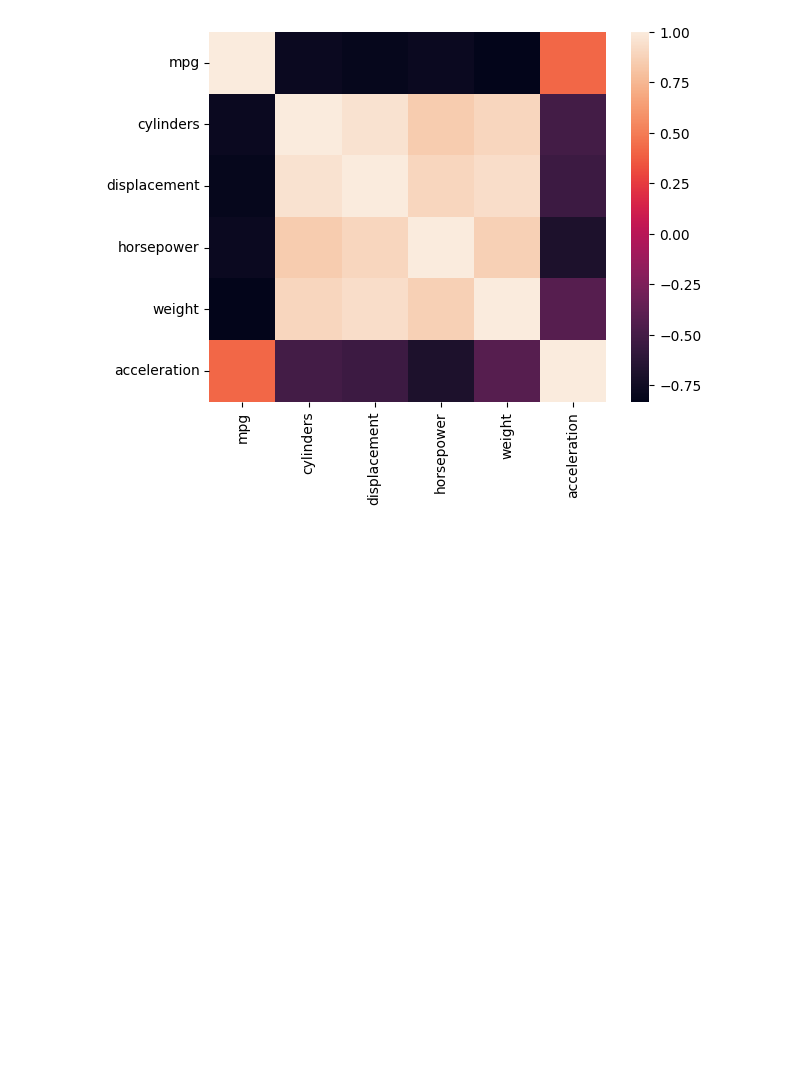
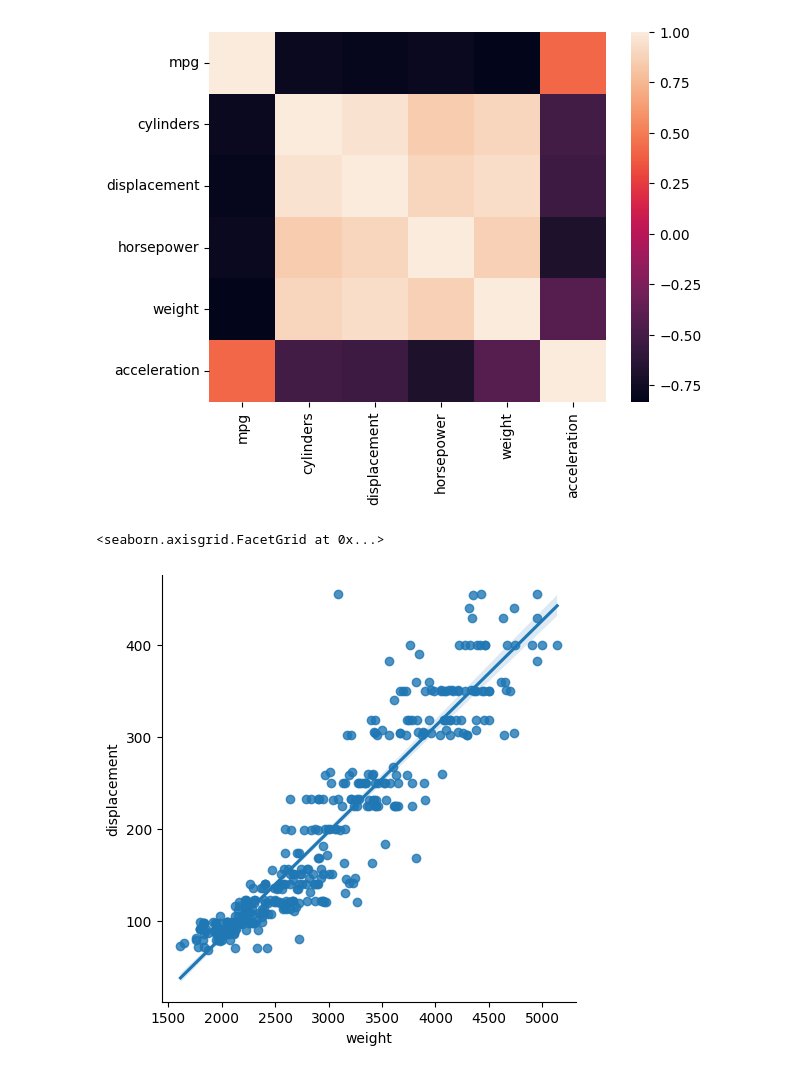
Before and after one commit to MaxRaineGit/statistik_git, a Jupyter notebook: Statistik.ipynb, the cells around one changed output. Cells and saved outputs as stored; diff of their text form; code cells hidden in the pictures; blank space fills up the shorter version.

```diff
--- a/Statistik.ipynb
+++ b/Statistik.ipynb
@@ -13,9 +13,9 @@ auto_mpg = pd.read_csv("./auto-mpg.csv")
 
 auto_mpg.replace("?", np.nan, inplace=True) # I auto-mpg.csv så betäcknas saknad data som ett "?", så jag replacar alla "?" med NaN värde så att .mean .median .std funkar.
 
+auto_mpg["horsepower"] = auto_mpg["horsepower"].astype(float) # Horsepower var den ända columnen som hade "?", så jag ändrade dtypen till float
+
 mpg_to_acceleration = auto_mpg.drop(columns=["model year", "origin", "car name"]) # Skapar ett nytt dataframe där bara de numeriska columnerna är med
-
-mpg_to_acceleration = mpg_to_acceleration.astype(float) # Ändrar jag alla numerics till float värden för att columner som hade ett "?" innan skulle kunna köras med .mean m.m
 
 mean_mpg = mpg_to_acceleration.mean()
 median_mpg = mpg_to_acceleration.median()
@@ -52,3 +52,8 @@ sns.heatmap(corr)
 plt.show()
 # %% [output]
 [figure]
+# %%
+sns.lmplot(auto_mpg, x="weight", y="displacement")
+# %% [output]
+<seaborn.axisgrid.FacetGrid at 0x...>
+[figure, added]
```
Also changed, not shown: parts of 1 cell of this notebook, 2 other files.
